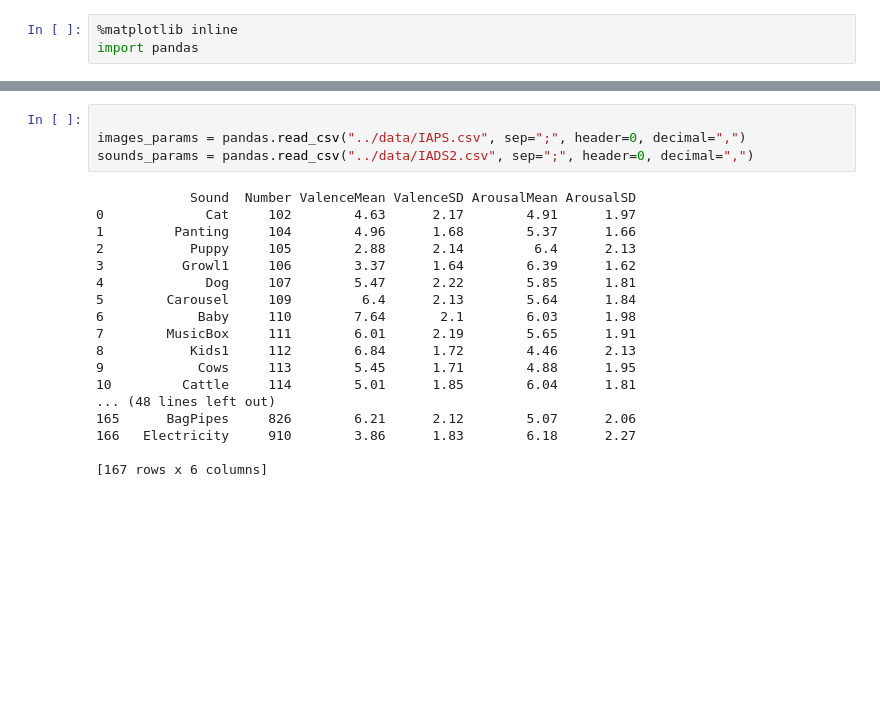
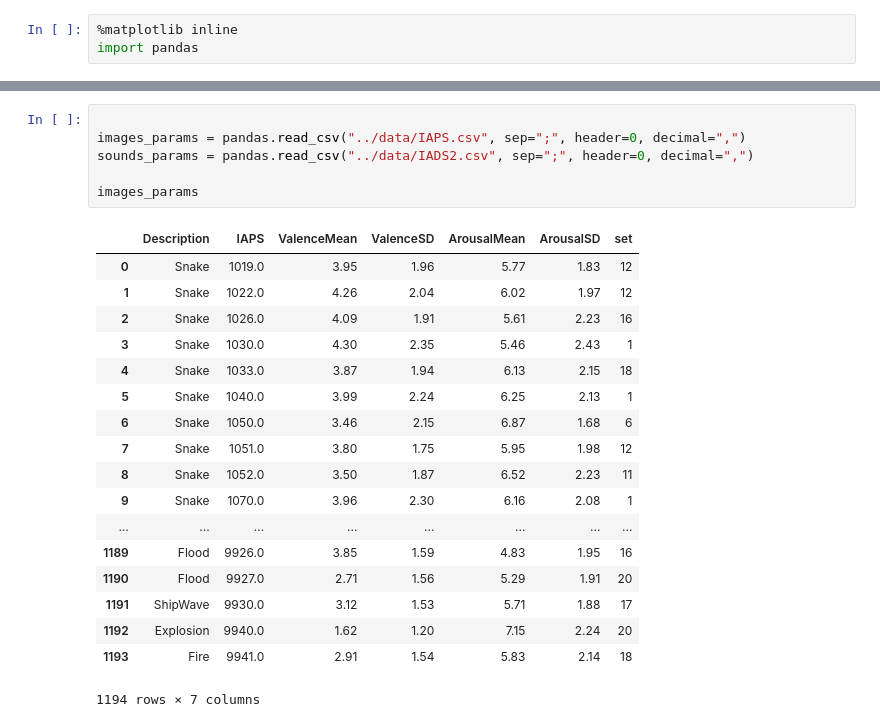
Before and after one commit to PiotrMor/psi-project, a Jupyter notebook: notebooks/main.ipynb, the cells around one changed output, grey strips where cells are left out. Saved outputs shown, nothing was run; the diff lists cells and outputs as text; blank space fills up the shorter version.

```diff
--- a/notebooks/main.ipynb
+++ b/notebooks/main.ipynb
@@ -9,22 +34,25 @@ import pandas
 # %%
 
 images_params = pandas.read_csv("../data/IAPS.csv", sep=";", header=0, decimal=",")
 sounds_params = pandas.read_csv("../data/IADS2.csv", sep=";", header=0, decimal=",")
+
+images_params
 # %% [output]
+|  | Description | IAPS | ValenceMean | ValenceSD | ArousalMean | ArousalSD | set |
+| 0 | Snake | 1019.0 | 3.95 | 1.96 | 5.77 | 1.83 | 12 |
+| 1 | Snake | 1022.0 | 4.26 | 2.04 | 6.02 | 1.97 | 12 |
+| 2 | Snake | 1026.0 | 4.09 | 1.91 | 5.61 | 2.23 | 16 |
+| 3 | Snake | 1030.0 | 4.30 | 2.35 | 5.46 | 2.43 | 1 |
+| 4 | Snake | 1033.0 | 3.87 | 1.94 | 6.13 | 2.15 | 18 |
+| 5 | Snake | 1040.0 | 3.99 | 2.24 | 6.25 | 2.13 | 1 |
+| 6 | Snake | 1050.0 | 3.46 | 2.15 | 6.87 | 1.68 | 6 |
+| 7 | Snake | 1051.0 | 3.80 | 1.75 | 5.95 | 1.98 | 12 |
+| 8 | Snake | 1052.0 | 3.50 | 1.87 | 6.52 | 2.23 | 11 |
+| 9 | Snake | 1070.0 | 3.96 | 2.30 | 6.16 | 2.08 | 1 |
+| ... | ... | ... | ... | ... | ... | ... | ... |
+| 1189 | Flood | 9926.0 | 3.85 | 1.59 | 4.83 | 1.95 | 16 |
+| 1190 | Flood | 9927.0 | 2.71 | 1.56 | 5.29 | 1.91 | 20 |
+| 1191 | ShipWave | 9930.0 | 3.12 | 1.53 | 5.71 | 1.88 | 17 |
+| 1192 | Explosion | 9940.0 | 1.62 | 1.20 | 7.15 | 2.24 | 20 |
+| 1193 | Fire | 9941.0 | 2.91 | 1.54 | 5.83 | 2.14 | 18 |
-            Sound  Number ValenceMean ValenceSD ArousalMean ArousalSD
-0             Cat     102        4.63      2.17        4.91      1.97
-1         Panting     104        4.96      1.68        5.37      1.66
-2           Puppy     105        2.88      2.14         6.4      2.13
-3          Growl1     106        3.37      1.64        6.39      1.62
-4             Dog     107        5.47      2.22        5.85      1.81
-5        Carousel     109         6.4      2.13        5.64      1.84
-6            Baby     110        7.64       2.1        6.03      1.98
-7        MusicBox     111        6.01      2.19        5.65      1.91
-8           Kids1     112        6.84      1.72        4.46      2.13
-9            Cows     113        5.45      1.71        4.88      1.95
-10         Cattle     114        5.01      1.85        6.04      1.81
-... (48 lines left out)
-165      BagPipes     826        6.21      2.12        5.07      2.06
-166   Electricity     910        3.86      1.83        6.18      2.27
-
-[167 rows x 6 columns]
+1194 rows × 7 columns
```
Also changed, not shown: parts of 3 cells of this notebook, 1 other file.
